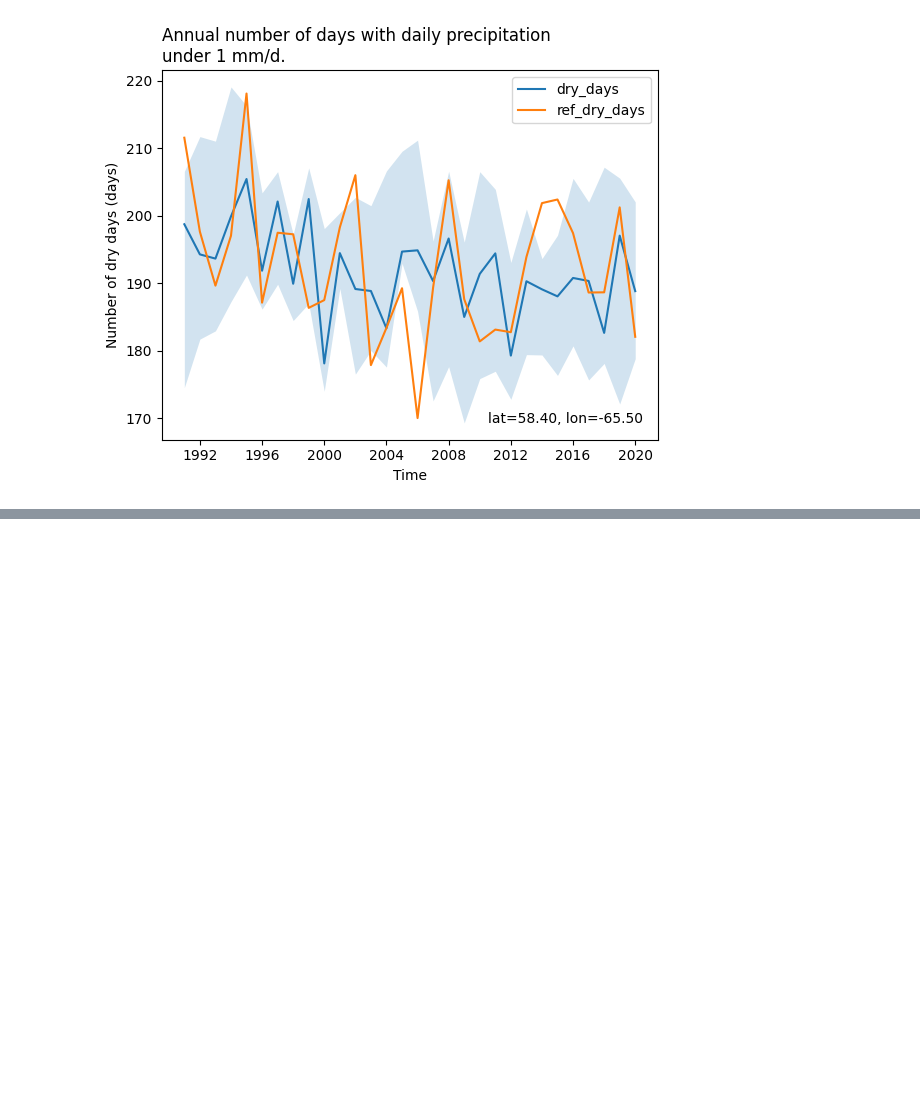
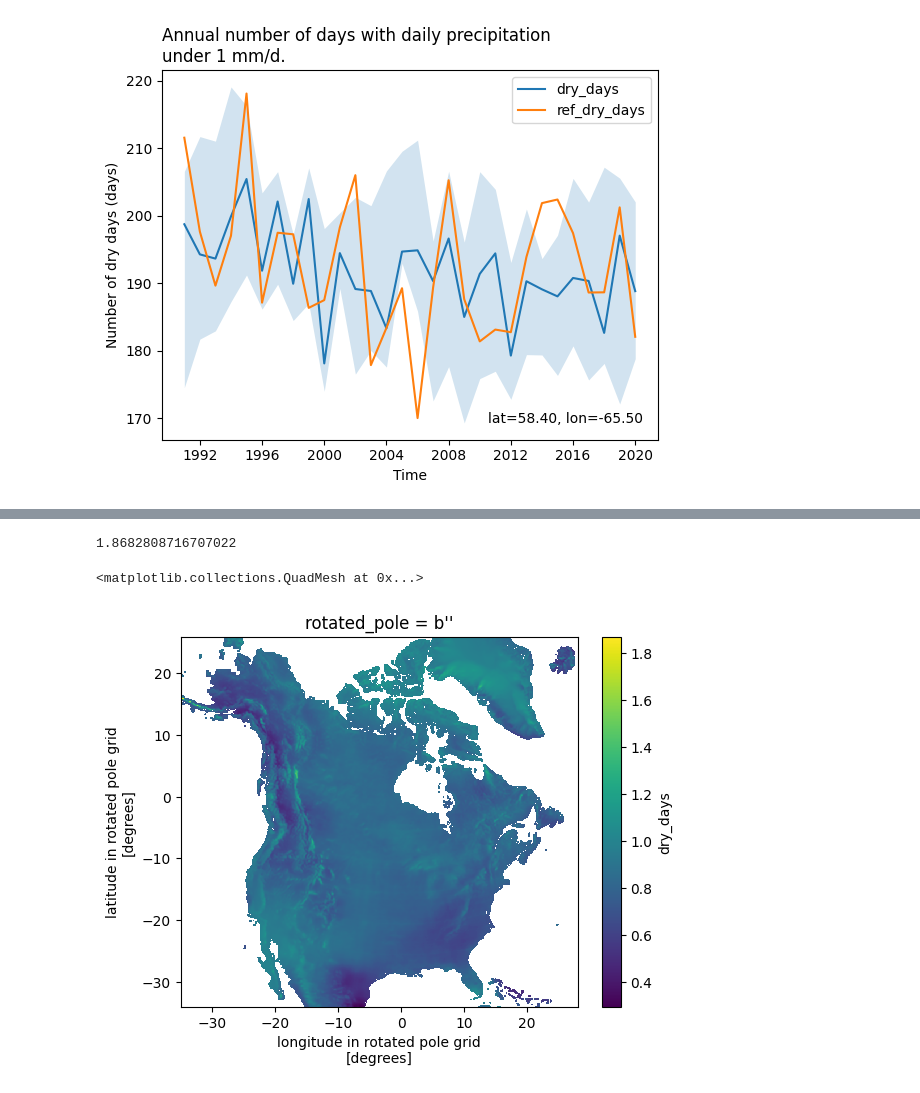
Before and after one commit to Ouranosinc/ESPO-G, a Jupyter notebook: notebooks/adapt_freq.ipynb, the cells around one changed output, grey strips where cells are left out. Drawn from its saved outputs; the diff is of its cells as text; code cells hidden in the pictures; blank space fills up the shorter version.

```diff
--- a/notebooks/adapt_freq.ipynb
+++ b/notebooks/adapt_freq.ipynb
@@ -40,0 +151,8 @@ fg.timeseries({'ref':ds_ref},ax=ax)
+# %%
+cut=diff.sel(rlat=slice(-34,None))
+print(cut.max().values)
+cut.plot()
+# %% [output]
+1.8682808716707022
+<matplotlib.collections.QuadMesh at 0x...>
+[figure, added]
```
Also changed, not shown: parts of 10 cells of this notebook.
